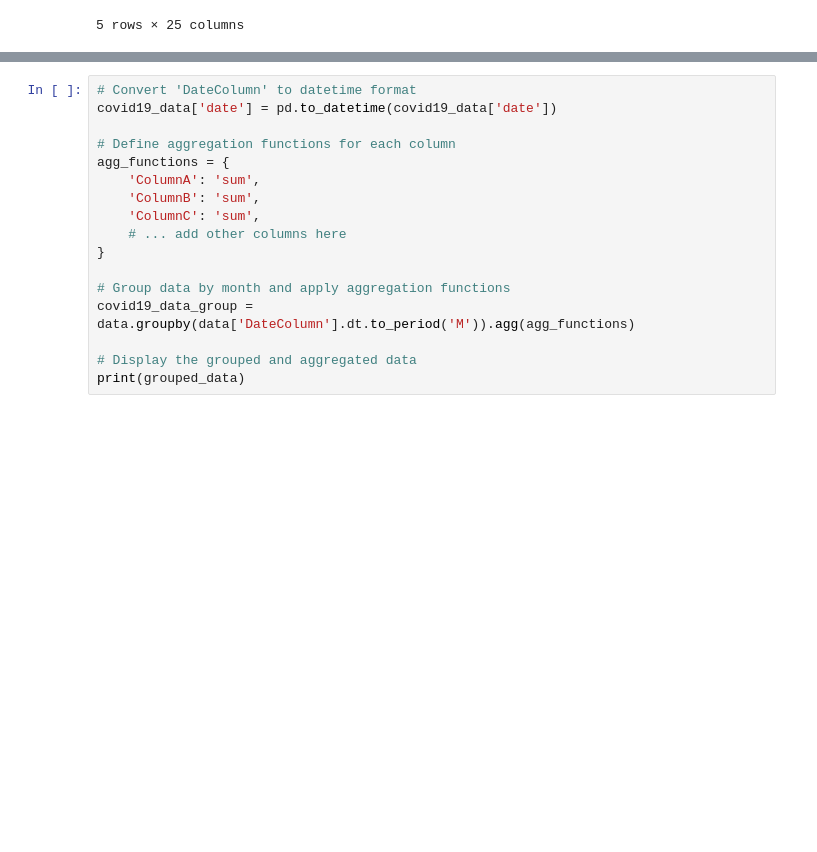
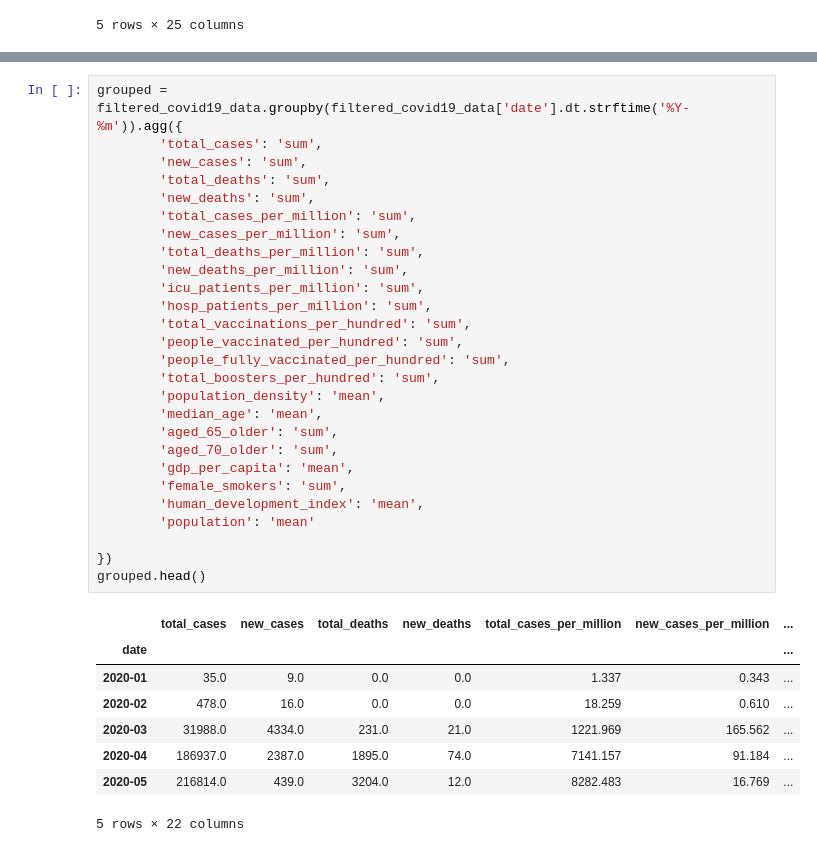
Before and after one commit to cmorrow28/project_one, a Jupyter notebook: Data_Cleaning.ipynb, the cells around one changed output, grey strips where cells are left out. Drawn from its saved outputs; the diff is of its cells as text; blank space fills up the shorter version.

Commit message:
modified groupby

```diff
--- a/Data_Cleaning.ipynb
+++ b/Data_Cleaning.ipynb
@@ -118,17 +130,36 @@ grouped
-# %%
-# Convert 'DateColumn' to datetime format
-covid19_data['date'] = pd.to_datetime(covid19_data['date'])
-
-# Define aggregation functions for each column
-agg_functions = {
-    'ColumnA': 'sum',
-    'ColumnB': 'sum',
-    'ColumnC': 'sum',
-    # ... add other columns here
-}
-
-# Group data by month and apply aggregation functions
-covid19_data_group = data.groupby(data['DateColumn'].dt.to_period('M')).agg(agg_functions)
-
-# Display the grouped and aggregated data
-print(grouped_data)
+# %%
+grouped = filtered_covid19_data.groupby(filtered_covid19_data['date'].dt.strftime('%Y-%m')).agg({
+        'total_cases': 'sum',
+        'new_cases': 'sum',
+        'total_deaths': 'sum',
+        'new_deaths': 'sum',
+        'total_cases_per_million': 'sum',
+        'new_cases_per_million': 'sum',
+        'total_deaths_per_million': 'sum',
+        'new_deaths_per_million': 'sum',
+        'icu_patients_per_million': 'sum',
+        'hosp_patients_per_million': 'sum',
+        'total_vaccinations_per_hundred': 'sum',
+        'people_vaccinated_per_hundred': 'sum',
+        'people_fully_vaccinated_per_hundred': 'sum',
+        'total_boosters_per_hundred': 'sum',
+        'population_density': 'mean',
+        'median_age': 'mean',
+        'aged_65_older': 'sum',
+        'aged_70_older': 'sum',
+        'gdp_per_capita': 'mean',
+        'female_smokers': 'sum',
+        'human_development_index': 'mean',
+        'population': 'mean'
+
+})
+grouped.head()
+# %% [output]
+|  | total_cases | new_cases | total_deaths | new_deaths | total_cases_per_million | new_cases_per_million | ... |
+| date |  |  |  |  |  |  | ... |
+| 2020-01 | 35.0 | 9.0 | 0.0 | 0.0 | 1.337 | 0.343 | ... |
+| 2020-02 | 478.0 | 16.0 | 0.0 | 0.0 | 18.259 | 0.610 | ... |
+| 2020-03 | 31988.0 | 4334.0 | 231.0 | 21.0 | 1221.969 | 165.562 | ... |
+| 2020-04 | 186937.0 | 2387.0 | 1895.0 | 74.0 | 7141.157 | 91.184 | ... |
+| 2020-05 | 216814.0 | 439.0 | 3204.0 | 12.0 | 8282.483 | 16.769 | ... |
+5 rows × 22 columns
```
Also changed, not shown: parts of 5 cells of this notebook.
